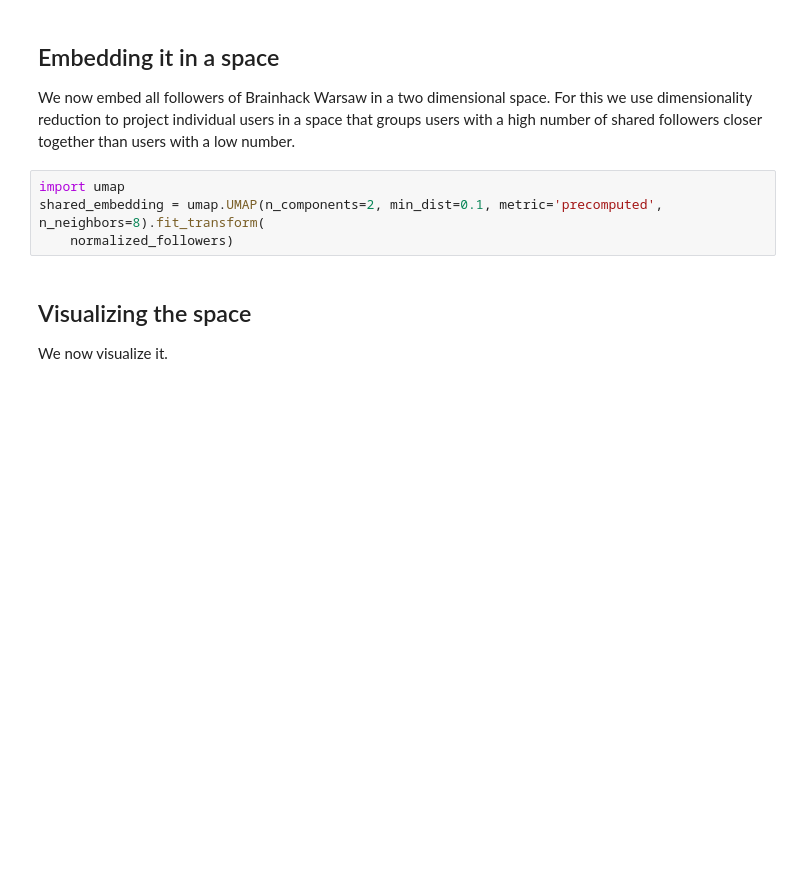
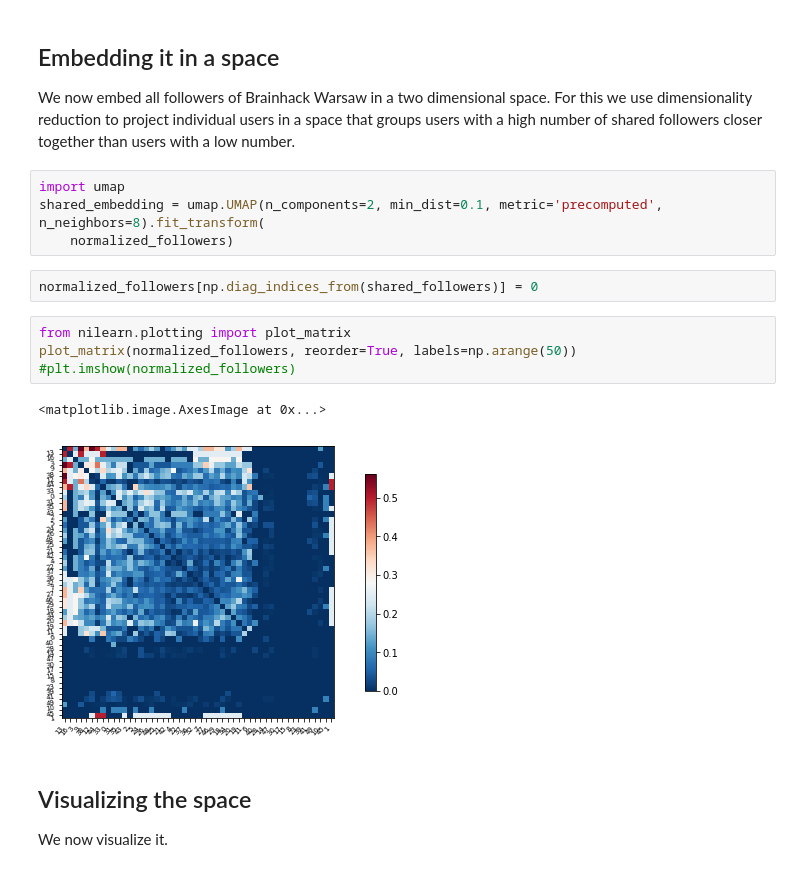
Before and after one commit to danieltomasz/mapping-twitter, a Jupyter notebook: code/Visualization.ipynb, the cells around one changed output. Cells and saved outputs as stored; diff of their text form; blank space fills up the shorter version.

Commit message:
more viz other matrix

```diff
--- a/code/Visualization.ipynb
+++ b/code/Visualization.ipynb
@@ -37,6 +53,15 @@ For this we use dimensionality reduction to project individual users in a space
 import umap
 shared_embedding = umap.UMAP(n_components=2, min_dist=0.1, metric='precomputed', n_neighbors=8).fit_transform(
     normalized_followers)
+# %%
+normalized_followers[np.diag_indices_from(shared_followers)] = 0
+# %%
+from nilearn.plotting import plot_matrix
+plot_matrix(normalized_followers, reorder=True, labels=np.arange(50))
+#plt.imshow(normalized_followers)
+# %% [output]
+<matplotlib.image.AxesImage at 0x...>
+[figure, added]
 # %% [markdown]
 ## Visualizing the space
 We now visualize it.
```
Also changed, not shown: parts of 7 cells of this notebook, 1 other file.
